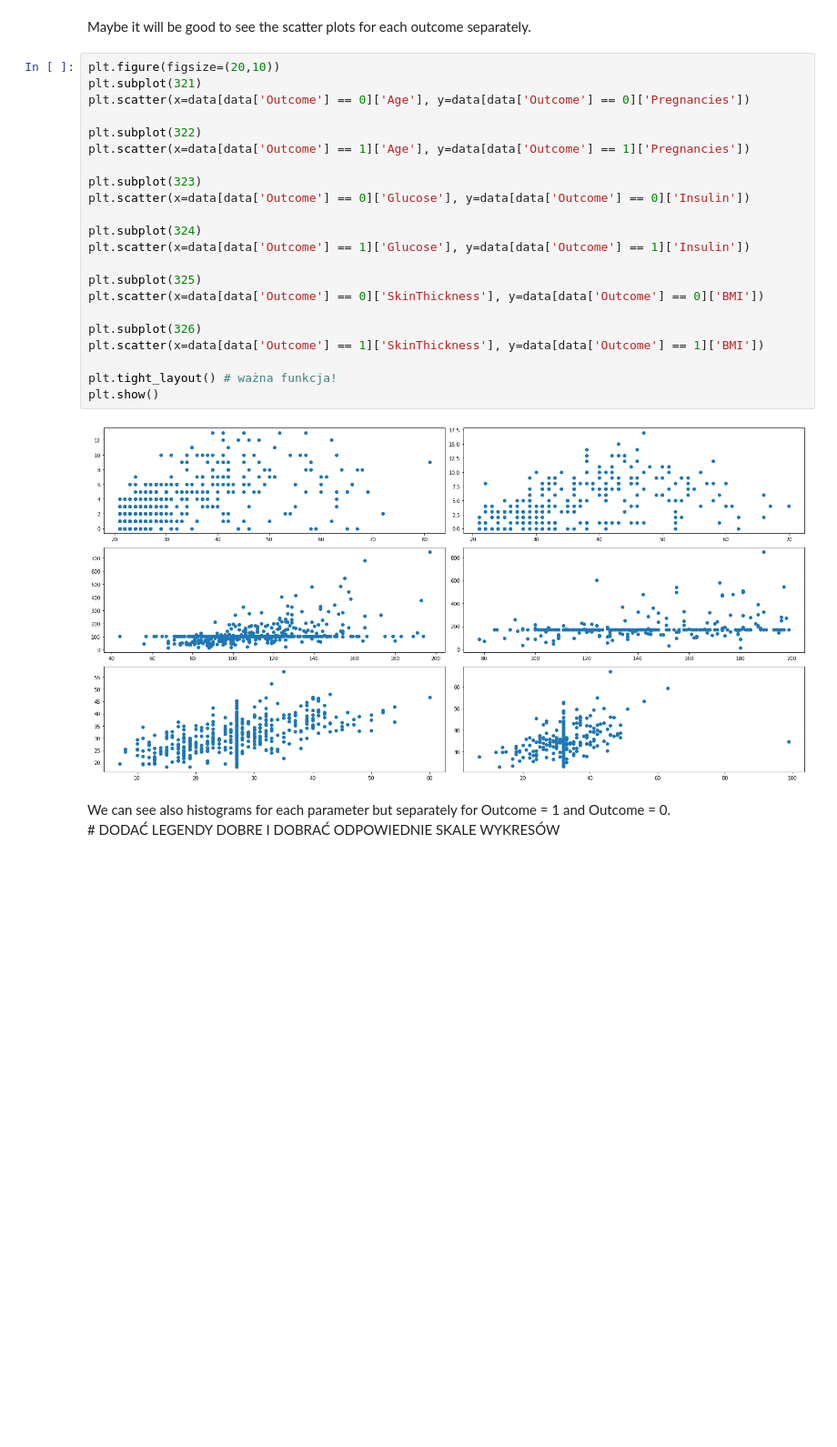
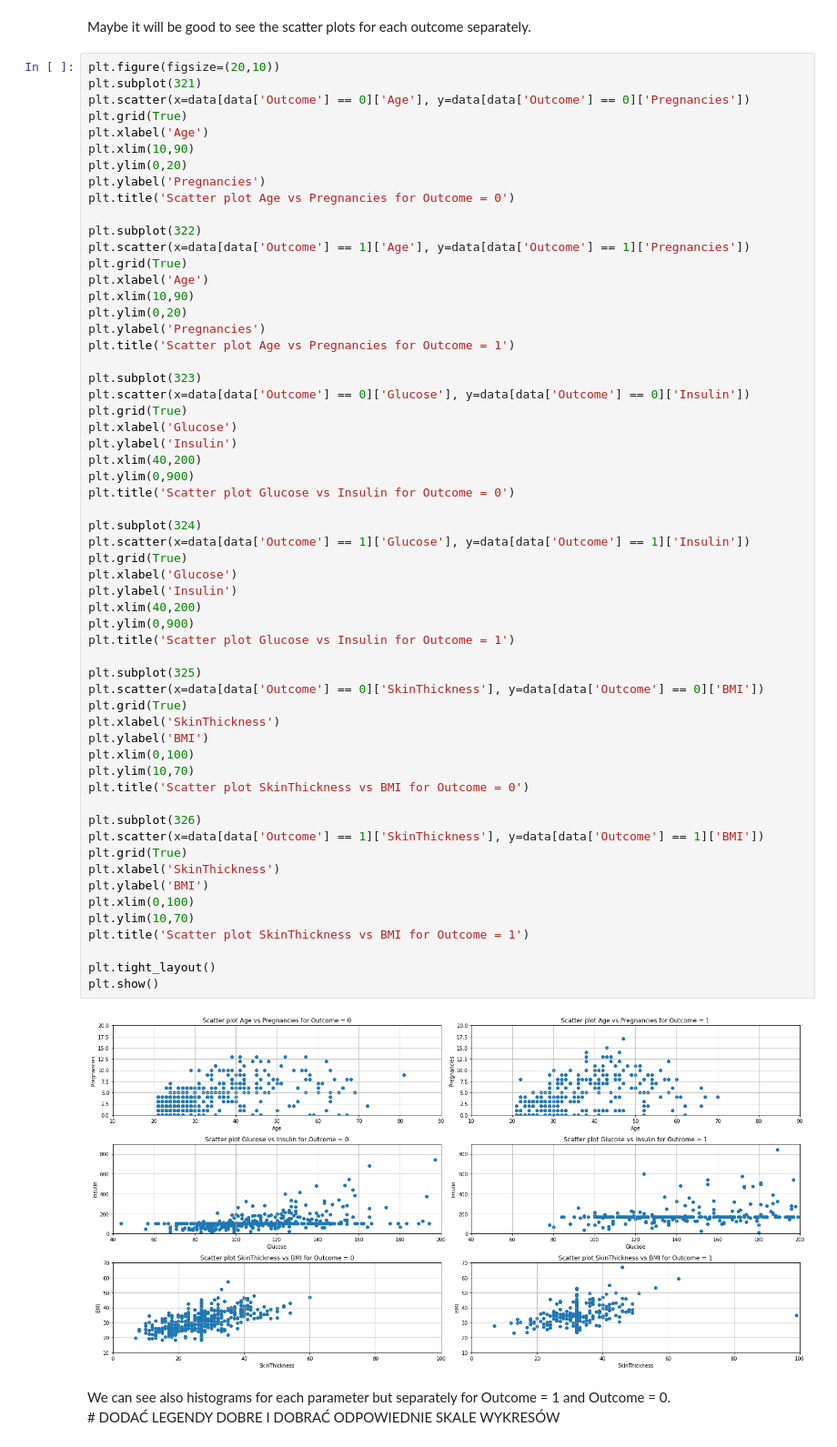
Before and after one commit to katarzynaadamczyk/data_analysis, a Jupyter notebook: diabetes_1.ipynb, the cells around one changed output. Shown: that part at 91% size. Saved outputs shown, nothing was run; the diff lists cells and outputs as text; blank space fills up the shorter version.

Commit message:
Added labels for scatter plots

```diff
--- a/diabetes_1.ipynb
+++ b/diabetes_1.ipynb
@@ -204,27 +214,63 @@ Maybe it will be good to see the scatter plots for each outcome separately.
 # %%
 plt.figure(figsize=(20,10))
 plt.subplot(321)
 plt.scatter(x=data[data['Outcome'] == 0]['Age'], y=data[data['Outcome'] == 0]['Pregnancies'])
+plt.grid(True)
+plt.xlabel('Age')
+plt.xlim(10,90)
+plt.ylim(0,20)
+plt.ylabel('Pregnancies')
+plt.title('Scatter plot Age vs Pregnancies for Outcome = 0')
 
 plt.subplot(322)
 plt.scatter(x=data[data['Outcome'] == 1]['Age'], y=data[data['Outcome'] == 1]['Pregnancies'])
+plt.grid(True)
+plt.xlabel('Age')
+plt.xlim(10,90)
+plt.ylim(0,20)
+plt.ylabel('Pregnancies')
+plt.title('Scatter plot Age vs Pregnancies for Outcome = 1')
 
 plt.subplot(323)
 plt.scatter(x=data[data['Outcome'] == 0]['Glucose'], y=data[data['Outcome'] == 0]['Insulin'])
+plt.grid(True)
+plt.xlabel('Glucose')
+plt.ylabel('Insulin')
+plt.xlim(40,200)
+plt.ylim(0,900)
+plt.title('Scatter plot Glucose vs Insulin for Outcome = 0')
 
 plt.subplot(324)
 plt.scatter(x=data[data['Outcome'] == 1]['Glucose'], y=data[data['Outcome'] == 1]['Insulin'])
+plt.grid(True)
+plt.xlabel('Glucose')
+plt.ylabel('Insulin')
+plt.xlim(40,200)
+plt.ylim(0,900)
+plt.title('Scatter plot Glucose vs Insulin for Outcome = 1')
 
 plt.subplot(325)
 plt.scatter(x=data[data['Outcome'] == 0]['SkinThickness'], y=data[data['Outcome'] == 0]['BMI'])
+plt.grid(True)
+plt.xlabel('SkinThickness')
+plt.ylabel('BMI')
+plt.xlim(0,100)
+plt.ylim(10,70)
+plt.title('Scatter plot SkinThickness vs BMI for Outcome = 0')
 
 plt.subplot(326)
 plt.scatter(x=data[data['Outcome'] == 1]['SkinThickness'], y=data[data['Outcome'] == 1]['BMI'])
+plt.grid(True)
+plt.xlabel('SkinThickness')
+plt.ylabel('BMI')
+plt.xlim(0,100)
+plt.ylim(10,70)
+plt.title('Scatter plot SkinThickness vs BMI for Outcome = 1')
 
-plt.tight_layout() # ważna funkcja!
+plt.tight_layout()
 plt.show()
 # %% [output]
-[figure, old version]
+[figure, new version]
 # %% [markdown]
 We can see also histograms for each parameter but separately for Outcome = 1 and Outcome = 0. <BR> # DODAĆ LEGENDY DOBRE I DOBRAĆ ODPOWIEDNIE SKALE WYKRESÓW
 # %%
```
Also changed, not shown: parts of 6 cells of this notebook.
